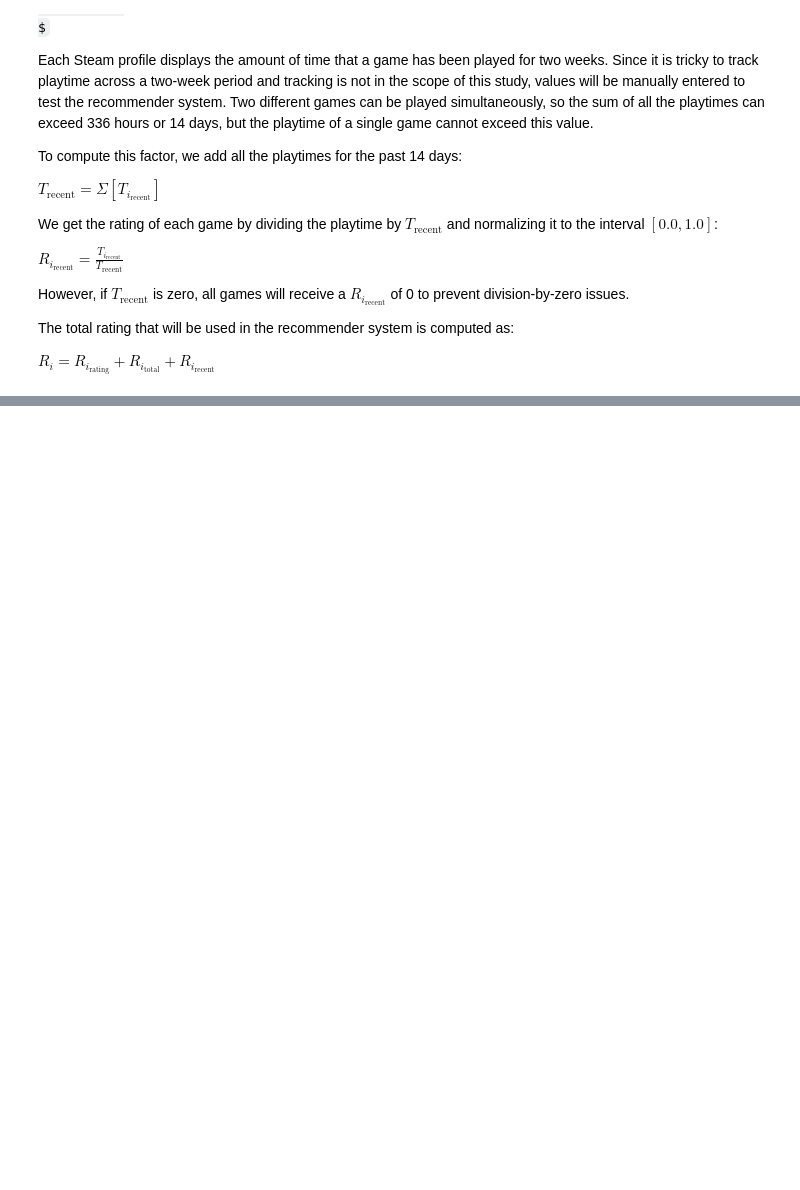
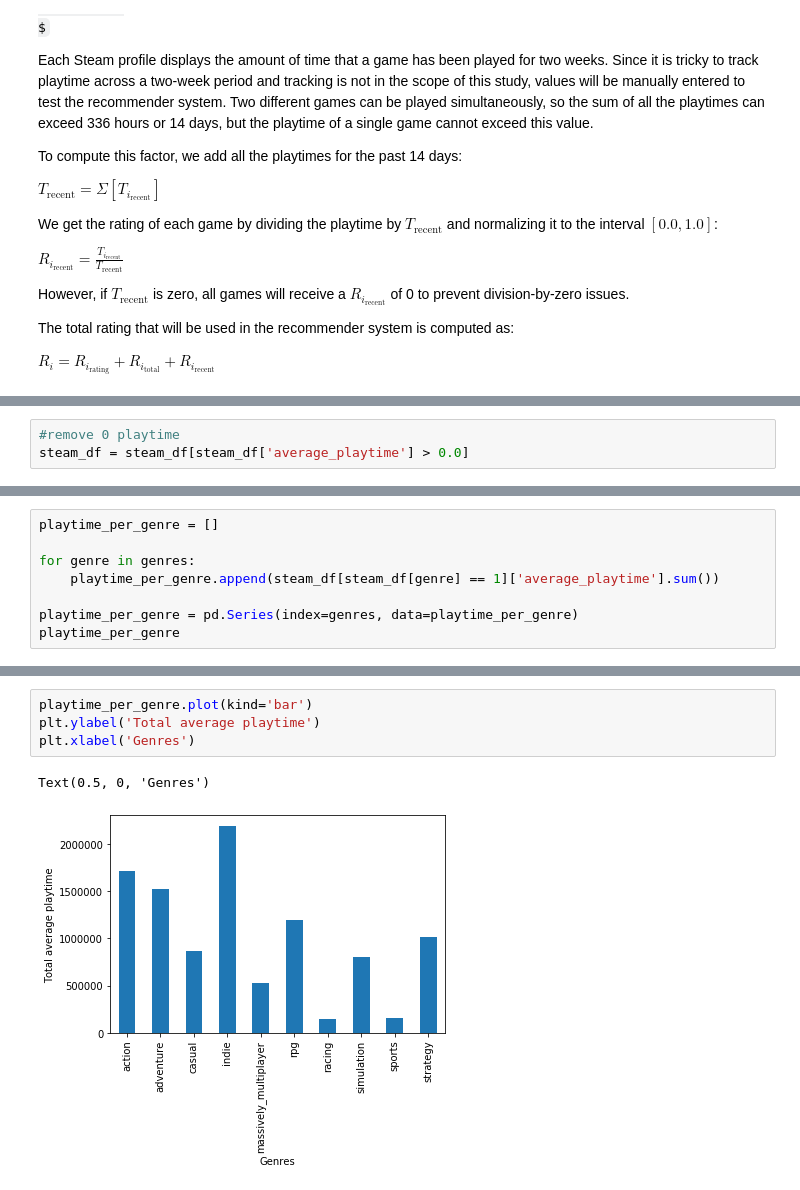
Before and after one commit to ronellroxas/csmodel, a Jupyter notebook: CSMODEL Study.ipynb, the cells around one changed output, grey strips where cells are left out. Drawn from its saved outputs; the diff is of its cells as text; some formulas as TeX source; blank space fills up the shorter version.

```diff
--- a/CSMODEL Study.ipynb
+++ b/CSMODEL Study.ipynb
@@ -504,0 +592,3 @@ profile.recommend()[1]
+# %%
+#remove 0 playtime
+steam_df = steam_df[steam_df['average_playtime'] > 0.0]
@@ -504,0 +597,8 @@ profile.recommend()[1]
+# %%
+playtime_per_genre = []
+
+for genre in genres:
+    playtime_per_genre.append(steam_df[steam_df[genre] == 1]['average_playtime'].sum())
+
+playtime_per_genre = pd.Series(index=genres, data=playtime_per_genre)
+playtime_per_genre
@@ -504,0 +617,7 @@ profile.recommend()[1]
+# %%
+playtime_per_genre.plot(kind='bar')
+plt.ylabel('Total average playtime')
+plt.xlabel('Genres')
+# %% [output]
+Text(0.5, 0, 'Genres')
+[figure, added]
```
Also changed, not shown: parts of 22 cells of this notebook.
